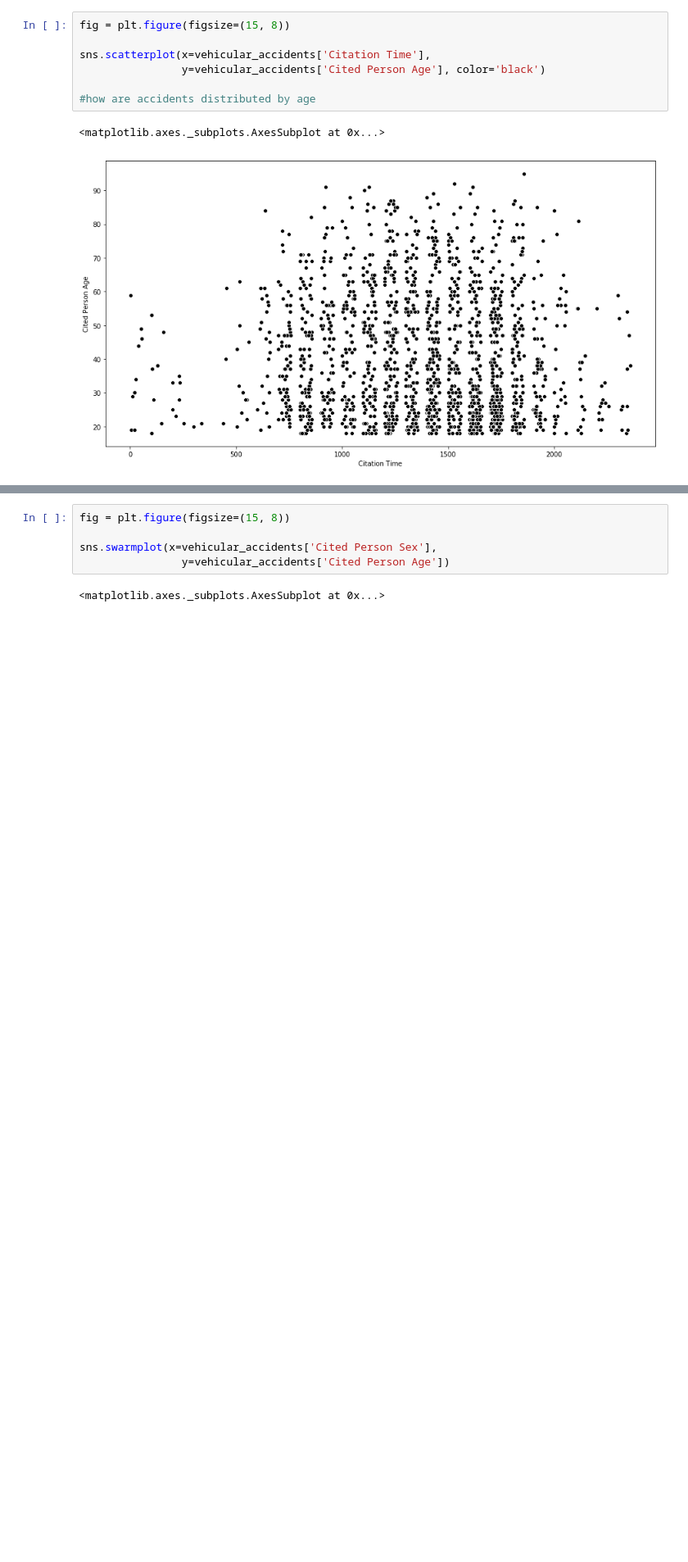
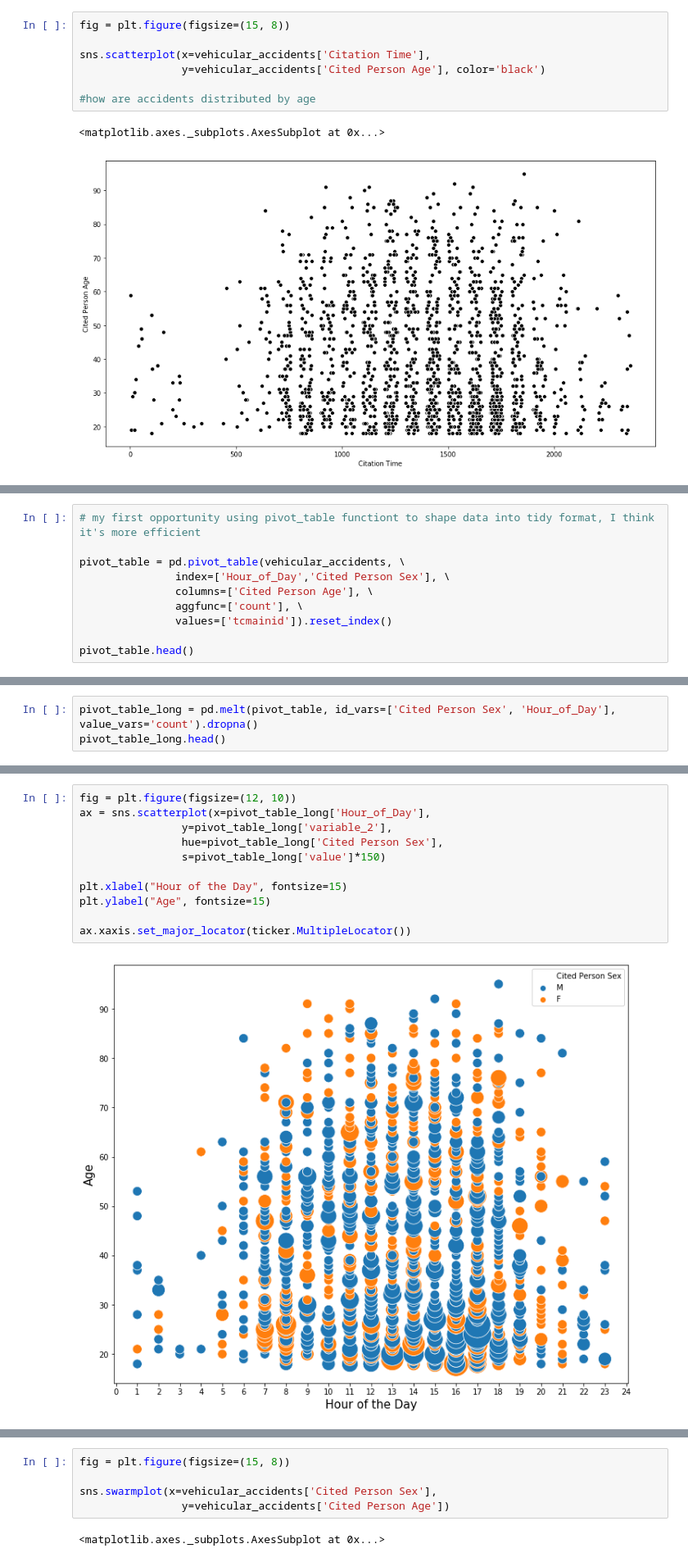
Before and after one commit to mrkjhsn/City-of-Scottsdale-Citations, a Jupyter notebook: Vehicular_Accidents_Visualization.ipynb, the cells around one changed output, grey strips where cells are left out. Shown at 82% size. Cells and saved outputs as stored; diff of their text form; blank space fills up the shorter version.

```diff
--- a/Vehicular_Accidents_Visualization.ipynb
+++ b/Vehicular_Accidents_Visualization.ipynb
@@ -100,0 +105,10 @@ sns.scatterplot(x=vehicular_accidents['Citation Time'],
+# %%
+# my first opportunity using pivot_table functiont to shape data into tidy format, I think it's more efficient
+
+pivot_table = pd.pivot_table(vehicular_accidents, \
+               index=['Hour_of_Day','Cited Person Sex'], \
+               columns=['Cited Person Age'], \
+               aggfunc=['count'], \
+               values=['tcmainid']).reset_index()
+
+pivot_table.head()
@@ -100,0 +125,3 @@ sns.scatterplot(x=vehicular_accidents['Citation Time'],
+# %%
+pivot_table_long = pd.melt(pivot_table, id_vars=['Cited Person Sex', 'Hour_of_Day'], value_vars='count').dropna()
+pivot_table_long.head()
@@ -100,0 +135,13 @@ sns.scatterplot(x=vehicular_accidents['Citation Time'],
+# %%
+fig = plt.figure(figsize=(12, 10))
+ax = sns.scatterplot(x=pivot_table_long['Hour_of_Day'],
+                y=pivot_table_long['variable_2'],
+                hue=pivot_table_long['Cited Person Sex'],
+                s=pivot_table_long['value']*150)
+
+plt.xlabel("Hour of the Day", fontsize=15)
+plt.ylabel("Age", fontsize=15)
+
+ax.xaxis.set_major_locator(ticker.MultipleLocator())
+# %% [output]
+[figure, added]
```
Also changed, not shown: parts of 5 cells of this notebook.
